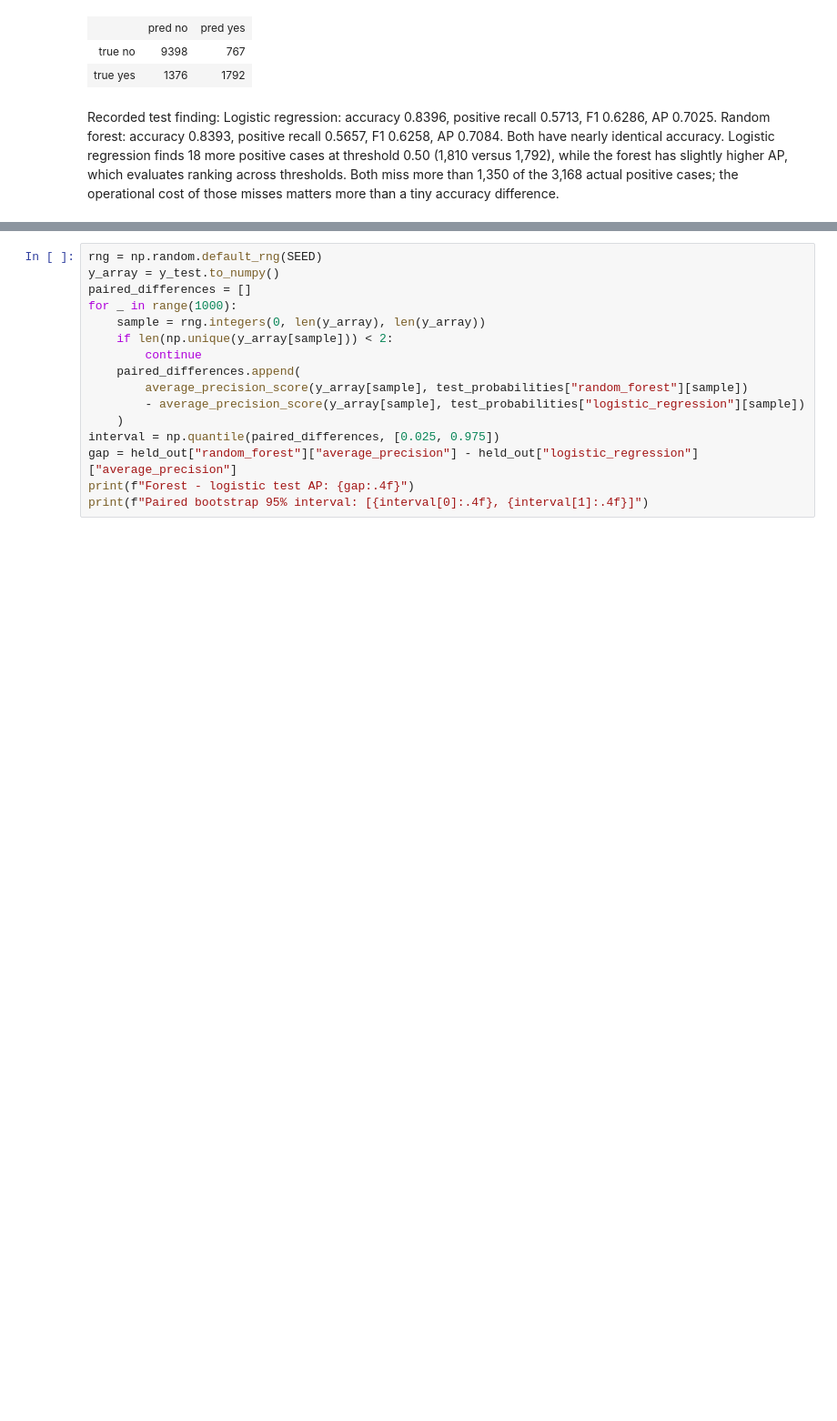
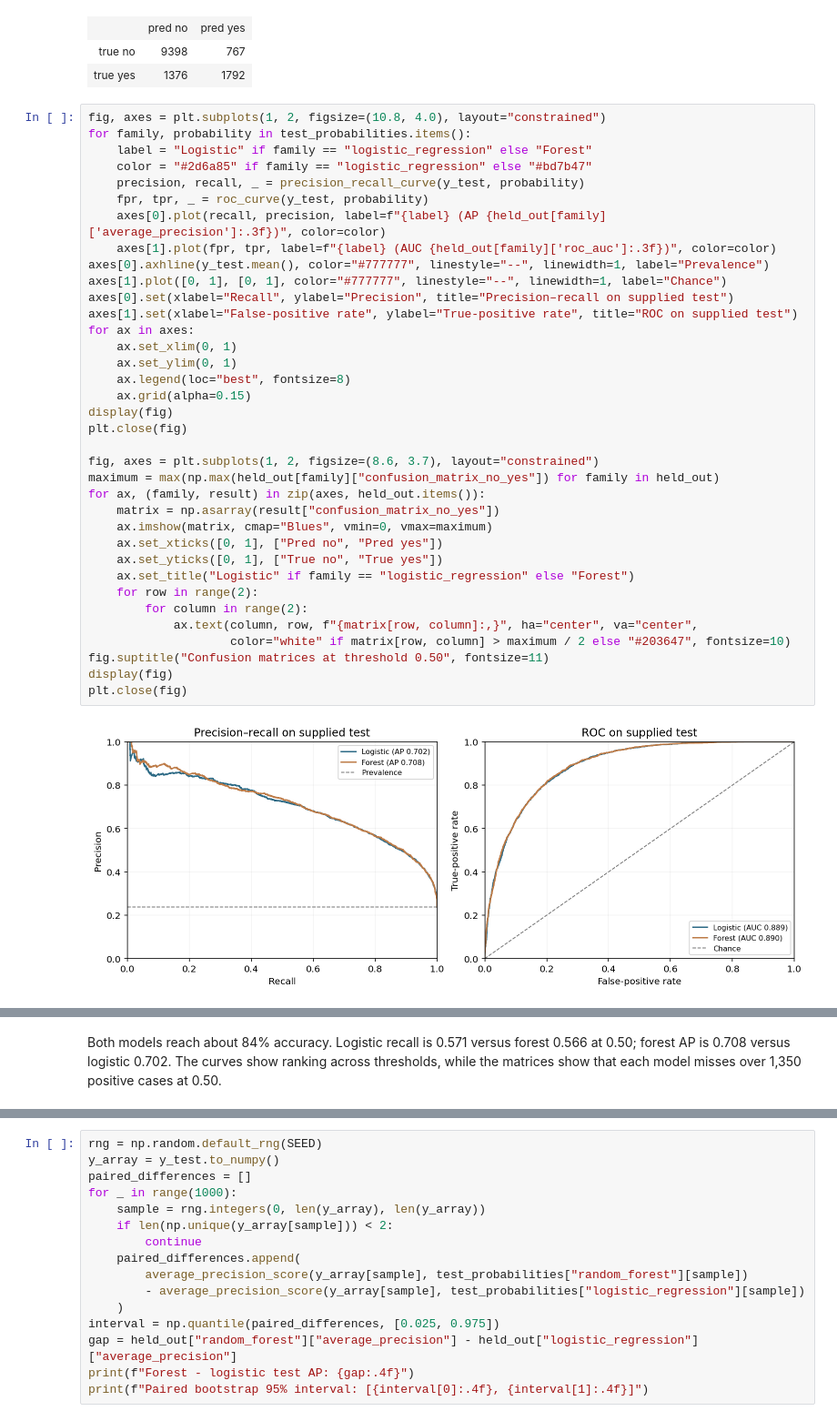
Before and after one commit to Beareatlemon/IN6227-Assignment1-Variant1, a Jupyter notebook: IN6227-Assignment-1.ipynb, the cells around one changed output, grey strips where cells are left out. Shown at 91% size. Drawn from its saved outputs; the diff is of its cells as text; blank space fills up the shorter version.

```diff
--- a/IN6227-Assignment-1.ipynb
+++ b/IN6227-Assignment-1.ipynb
@@ -369,5 +411,41 @@ random_forest confusion matrix (true rows / predicted columns: no, yes):
 |  | pred no | pred yes |
 | true no | 9398 | 767 |
 | true yes | 1376 | 1792 |
-# %% [markdown]
-Recorded test finding: Logistic regression: accuracy 0.8396, positive recall 0.5713, F1 0.6286, AP 0.7025. Random forest: accuracy 0.8393, positive recall 0.5657, F1 0.6258, AP 0.7084. Both have nearly identical accuracy. Logistic regression finds 18 more positive cases at threshold 0.50 (1,810 versus 1,792), while the forest has slightly higher AP, which evaluates ranking across thresholds. Both miss more than 1,350 of the 3,168 actual positive cases; the operational cost of those misses matters more than a tiny accuracy difference.
+# %%
+fig, axes = plt.subplots(1, 2, figsize=(10.8, 4.0), layout="constrained")
+for family, probability in test_probabilities.items():
+    label = "Logistic" if family == "logistic_regression" else "Forest"
+    color = "#2d6a85" if family == "logistic_regression" else "#bd7b47"
+    precision, recall, _ = precision_recall_curve(y_test, probability)
+    fpr, tpr, _ = roc_curve(y_test, probability)
+    axes[0].plot(recall, precision, label=f"{label} (AP {held_out[family]['average_precision']:.3f})", color=color)
+    axes[1].plot(fpr, tpr, label=f"{label} (AUC {held_out[family]['roc_auc']:.3f})", color=color)
+axes[0].axhline(y_test.mean(), color="#777777", linestyle="--", linewidth=1, label="Prevalence")
+axes[1].plot([0, 1], [0, 1], color="#777777", linestyle="--", linewidth=1, label="Chance")
+axes[0].set(xlabel="Recall", ylabel="Precision", title="Precision–recall on supplied test")
+axes[1].set(xlabel="False-positive rate", ylabel="True-positive rate", title="ROC on supplied test")
+for ax in axes:
+    ax.set_xlim(0, 1)
+    ax.set_ylim(0, 1)
+    ax.legend(loc="best", fontsize=8)
+    ax.grid(alpha=0.15)
+display(fig)
+plt.close(fig)
+
+fig, axes = plt.subplots(1, 2, figsize=(8.6, 3.7), layout="constrained")
+maximum = max(np.max(held_out[family]["confusion_matrix_no_yes"]) for family in held_out)
+for ax, (family, result) in zip(axes, held_out.items()):
+    matrix = np.asarray(result["confusion_matrix_no_yes"])
+    ax.imshow(matrix, cmap="Blues", vmin=0, vmax=maximum)
+    ax.set_xticks([0, 1], ["Pred no", "Pred yes"])
+    ax.set_yticks([0, 1], ["True no", "True yes"])
+    ax.set_title("Logistic" if family == "logistic_regression" else "Forest")
+    for row in range(2):
+        for column in range(2):
+            ax.text(column, row, f"{matrix[row, column]:,}", ha="center", va="center",
+                    color="white" if matrix[row, column] > maximum / 2 else "#203647", fontsize=10)
+fig.suptitle("Confusion matrices at threshold 0.50", fontsize=11)
+display(fig)
+plt.close(fig)
+# %% [output]
+[figure, added]
@@ -374,3 +453,5 @@ Recorded test finding: Logistic regression: accuracy 0.8396, positive recall 0.5
+# %% [markdown]
+Both models reach about 84% accuracy. Logistic recall is 0.571 versus forest 0.566 at 0.50; forest AP is 0.708 versus logistic 0.702. The curves show ranking across thresholds, while the matrices show that each model misses over 1,350 positive cases at 0.50.
 # %% [markdown]
 _6. Uncertainty in the AP difference_
 
```
Also changed, not shown: parts of 32 cells of this notebook, 2 other files.
